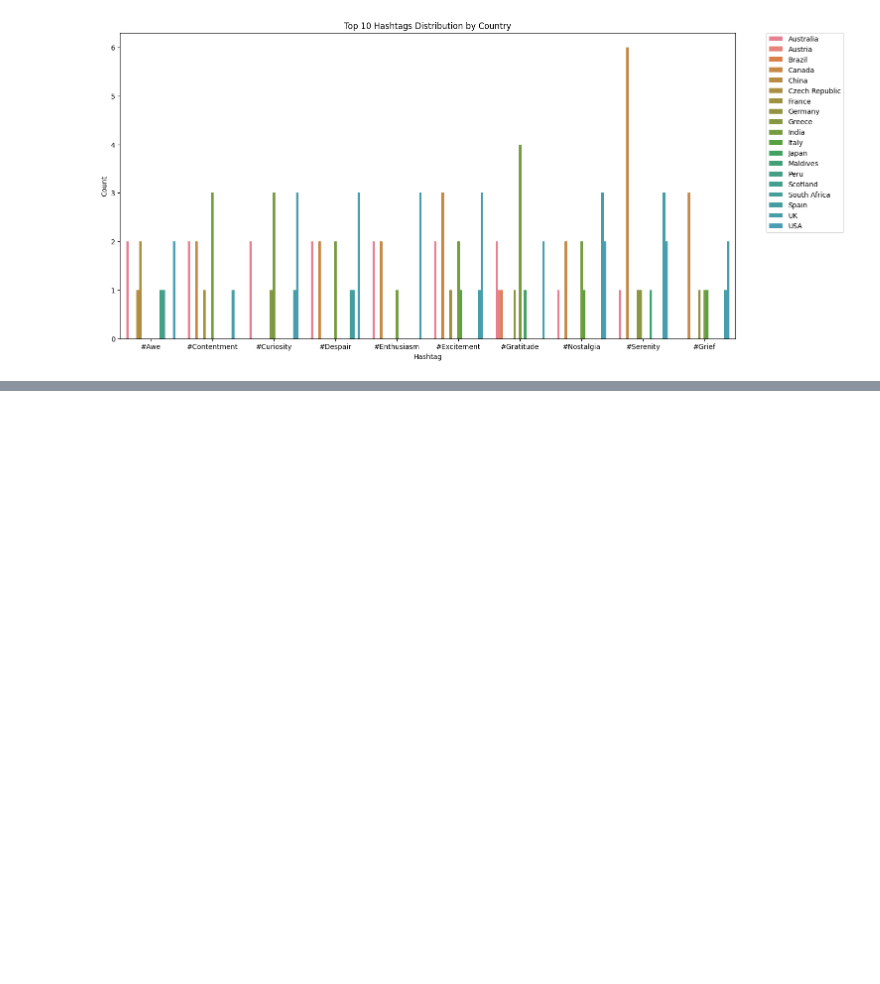
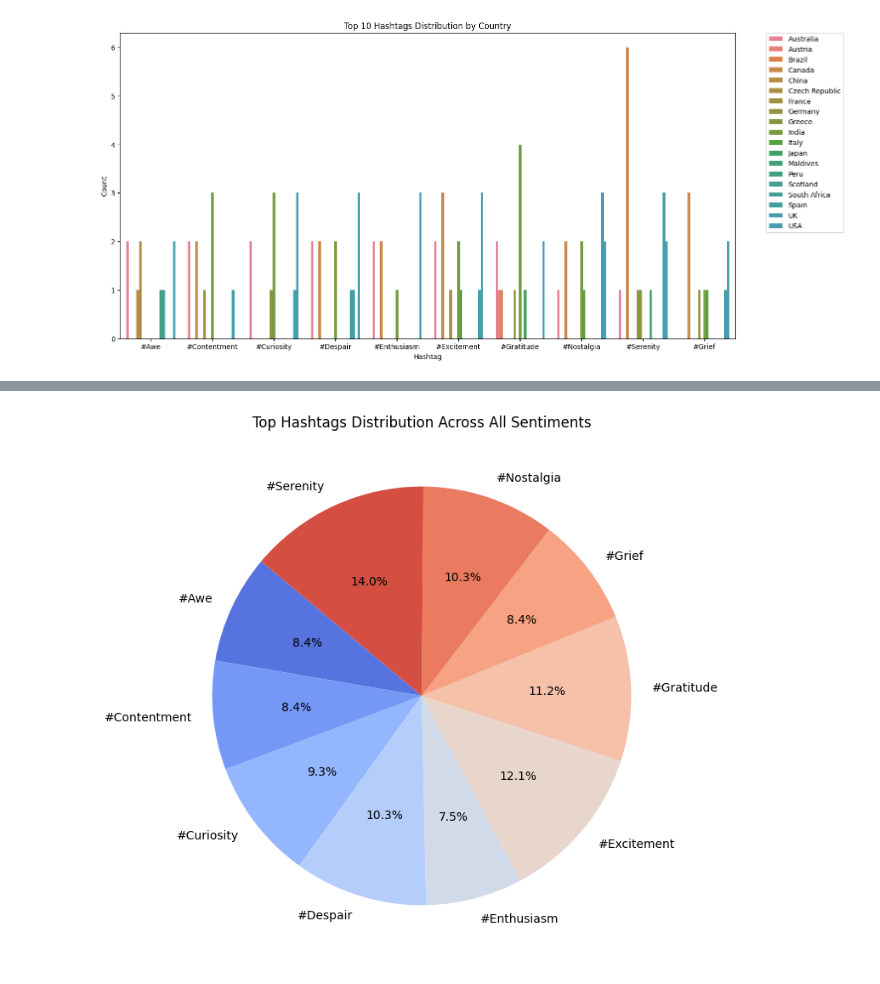
Before and after one commit to imon333/2Truth_and_a-_Lie, a Jupyter notebook: main.ipynb, the cells around one changed output, grey strips where cells are left out. Saved outputs shown, nothing was run; the diff lists cells and outputs as text; code cells hidden in the pictures; blank space fills up the shorter version.

```diff
--- a/main.ipynb
+++ b/main.ipynb
@@ -391,0 +390,11 @@ Passing `palette` without assigning `hue` is deprecated and will be removed in v
+# %%
+# Aggregate counts for all sentiments combined
+aggregated_data = top_sentiment_hashtags.groupby('Hashtag')['Count'].sum().reset_index()
+
+# Pie chart
+plt.figure(figsize=(10, 8))
+plt.pie(aggregated_data['Count'], labels=aggregated_data['Hashtag'], autopct='%1.1f%%', startangle=140, colors=sns.color_palette('coolwarm', n_colors=len(aggregated_data)))
+plt.title('Top Hashtags Distribution Across All Sentiments')
+plt.show()
+# %% [output]
+[figure, added]
```
Also changed, not shown: parts of 2 cells of this notebook, 1 other file.
